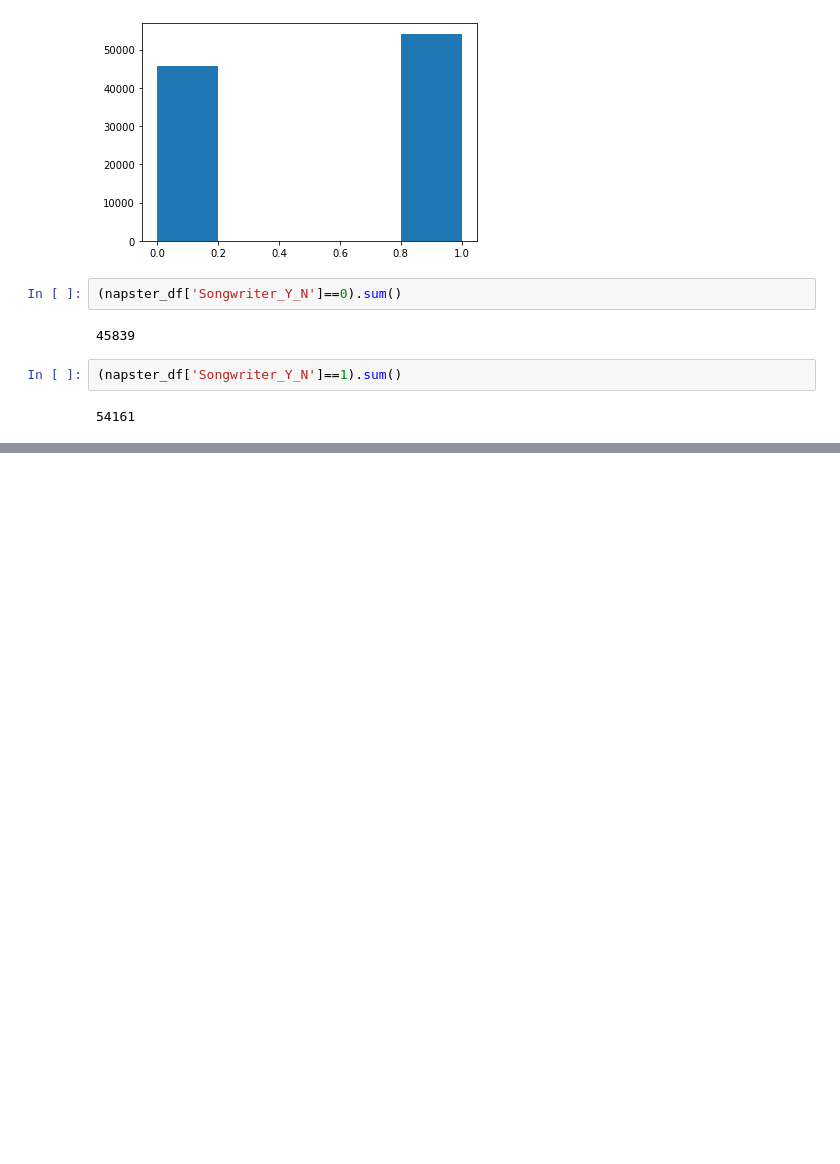
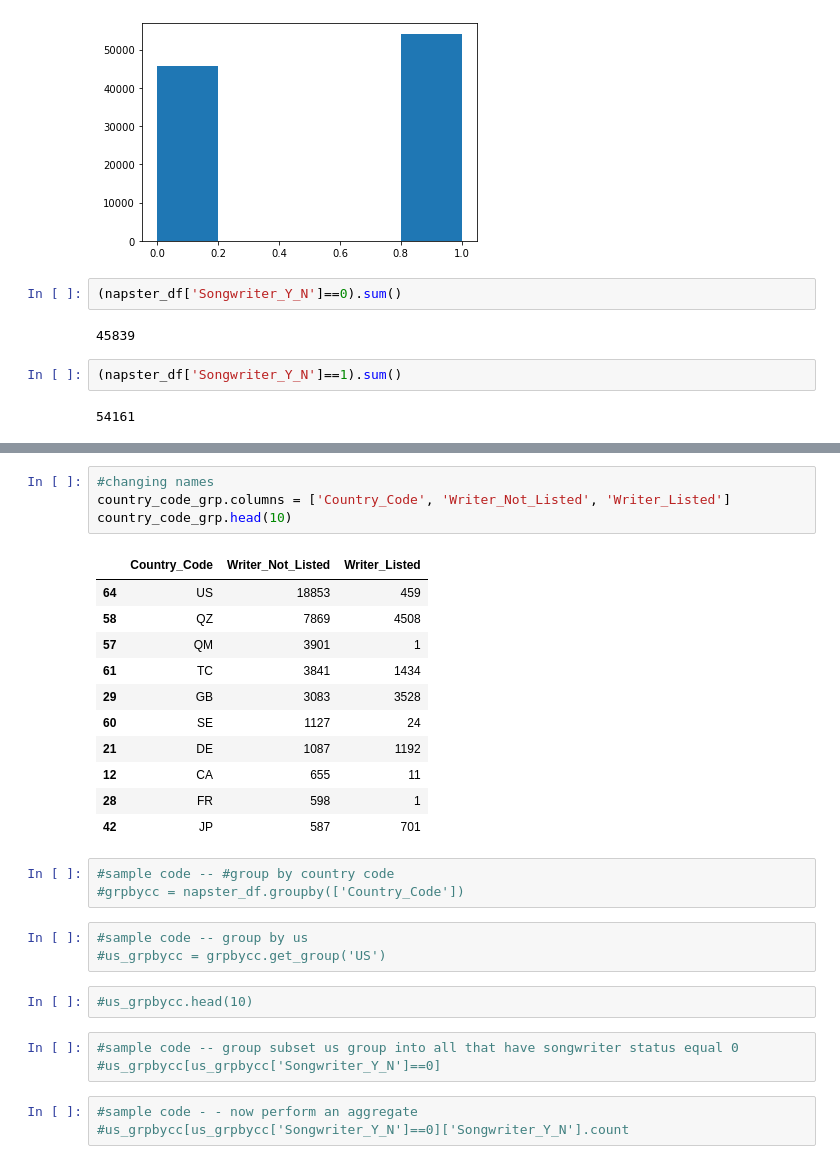
Before and after one commit to LJRollerII/mlc-project-napster, a Jupyter notebook: Notebooks/Napster_Find.ipynb, the cells around one changed output, grey strips where cells are left out. Drawn from its saved outputs; the diff is of its cells as text; blank space fills up the shorter version.

```diff
--- a/Notebooks/Napster_Find.ipynb
+++ b/Notebooks/Napster_Find.ipynb
@@ -91,0 +177,30 @@ plt.hist(napster_df['Songwriter_Y_N'], bins = 5)
+# %%
+#changing names
+country_code_grp.columns = ['Country_Code', 'Writer_Not_Listed', 'Writer_Listed']
+country_code_grp.head(10)
+# %% [output]
+|  | Country_Code | Writer_Not_Listed | Writer_Listed |
+| 64 | US | 18853 | 459 |
+| 58 | QZ | 7869 | 4508 |
+| 57 | QM | 3901 | 1 |
+| 61 | TC | 3841 | 1434 |
+| 29 | GB | 3083 | 3528 |
+| 60 | SE | 1127 | 24 |
+| 21 | DE | 1087 | 1192 |
+| 12 | CA | 655 | 11 |
+| 28 | FR | 598 | 1 |
+| 42 | JP | 587 | 701 |
+# %%
+#sample code -- #group by country code
+#grpbycc = napster_df.groupby(['Country_Code'])
+# %%
+#sample code -- group by us
+#us_grpbycc = grpbycc.get_group('US')
+# %%
+#us_grpbycc.head(10)
+# %%
+#sample code -- group subset us group into all that have songwriter status equal 0
+#us_grpbycc[us_grpbycc['Songwriter_Y_N']==0]
+# %%
+#sample code - - now perform an aggregate
+#us_grpbycc[us_grpbycc['Songwriter_Y_N']==0]['Songwriter_Y_N'].count
```
Also changed, not shown: parts of 14 cells of this notebook.
